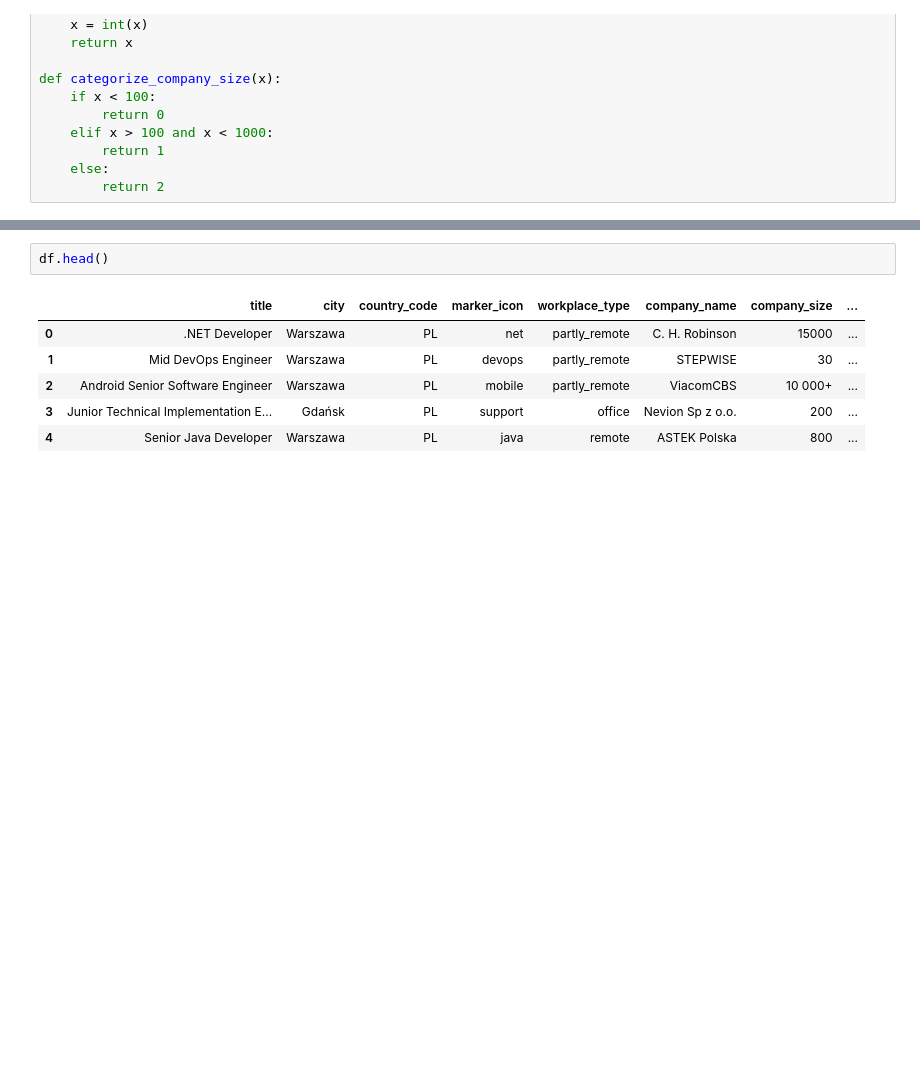
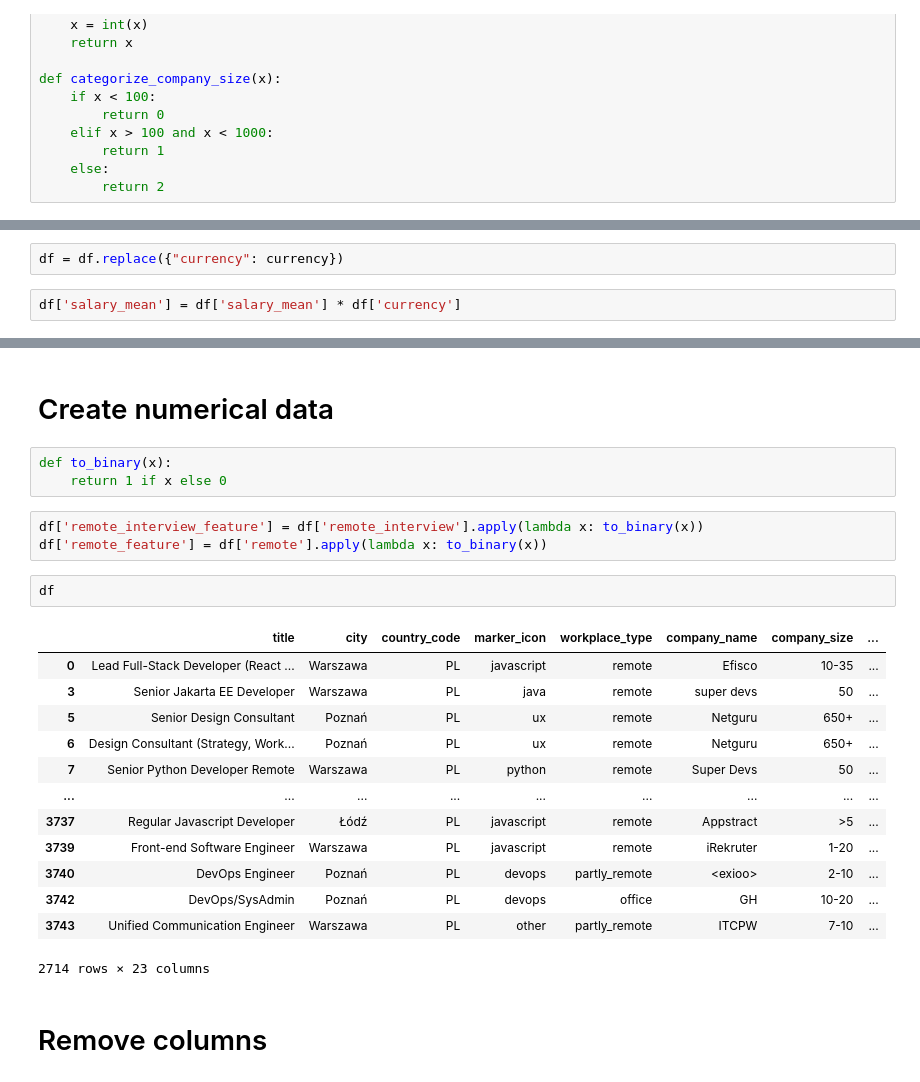
Before and after one commit to MalarzDawid/Job-Salary-Prediction, a Jupyter notebook: projects/justjoin-jobs/notebooks/EDA.ipynb, the cells around one changed output, grey strips where cells are left out. Drawn from its saved outputs; the diff is of its cells as text; blank space fills up the shorter version.

```diff
--- a/projects/justjoin-jobs/notebooks/EDA.ipynb
+++ b/projects/justjoin-jobs/notebooks/EDA.ipynb
@@ -139,0 +208,4 @@ df['company_size_clear'] = df['company_size_clear'].apply(lambda x: categorize_c
+# %%
+df = df.replace({"currency": currency})
+# %%
+df['salary_mean'] = df['salary_mean'] * df['currency']
@@ -140,9 +223,26 @@ df['company_size_clear'] = df['company_size_clear'].apply(lambda x: categorize_c
+# %% [markdown]
+# Create numerical data
+# %%
+def to_binary(x):
+    return 1 if x else 0
+# %%
+df['remote_interview_feature'] = df['remote_interview'].apply(lambda x: to_binary(x))
+df['remote_feature'] = df['remote'].apply(lambda x: to_binary(x))
 # %%
-df.head()
+df
 # %% [output]
 |  | title | city | country_code | marker_icon | workplace_type | company_name | company_size | ... |
-| 0 | .NET Developer | Warszawa | PL | net | partly_remote | C. H. Robinson | 15000 | ... |
-| 1 | Mid DevOps Engineer | Warszawa | PL | devops | partly_remote | STEPWISE | 30 | ... |
-| 2 | Android Senior Software Engineer | Warszawa | PL | mobile | partly_remote | ViacomCBS | 10 000+ | ... |
-| 3 | Junior Technical Implementation E... | Gdańsk | PL | support | office | Nevion Sp z o.o. | 200 | ... |
-| 4 | Senior Java Developer | Warszawa | PL | java | remote | ASTEK Polska | 800 | ... |
+| 0 | Lead Full-Stack Developer (React ... | Warszawa | PL | javascript | remote | Efisco | 10-35 | ... |
+| 3 | Senior Jakarta EE Developer | Warszawa | PL | java | remote | super devs | 50 | ... |
+| 5 | Senior Design Consultant | Poznań | PL | ux | remote | Netguru | 650+ | ... |
+| 6 | Design Consultant (Strategy, Work... | Poznań | PL | ux | remote | Netguru | 650+ | ... |
+| 7 | Senior Python Developer Remote | Warszawa | PL | python | remote | Super Devs | 50 | ... |
+| ... | ... | ... | ... | ... | ... | ... | ... | ... |
+| 3737 | Regular Javascript Developer | Łódź | PL | javascript | remote | Appstract | >5 | ... |
+| 3739 | Front-end Software Engineer | Warszawa | PL | javascript | remote | iRekruter | 1-20 | ... |
+| 3740 | DevOps Engineer | Poznań | PL | devops | partly_remote | <exioo> | 2-10 | ... |
+| 3742 | DevOps/SysAdmin | Poznań | PL | devops | office | GH | 10-20 | ... |
+| 3743 | Unified Communication Engineer | Warszawa | PL | other | partly_remote | ITCPW | 7-10 | ... |
+2714 rows × 23 columns
+# %% [markdown]
+# Remove columns
```
Also changed, not shown: parts of 26 cells of this notebook, 1 other file.
